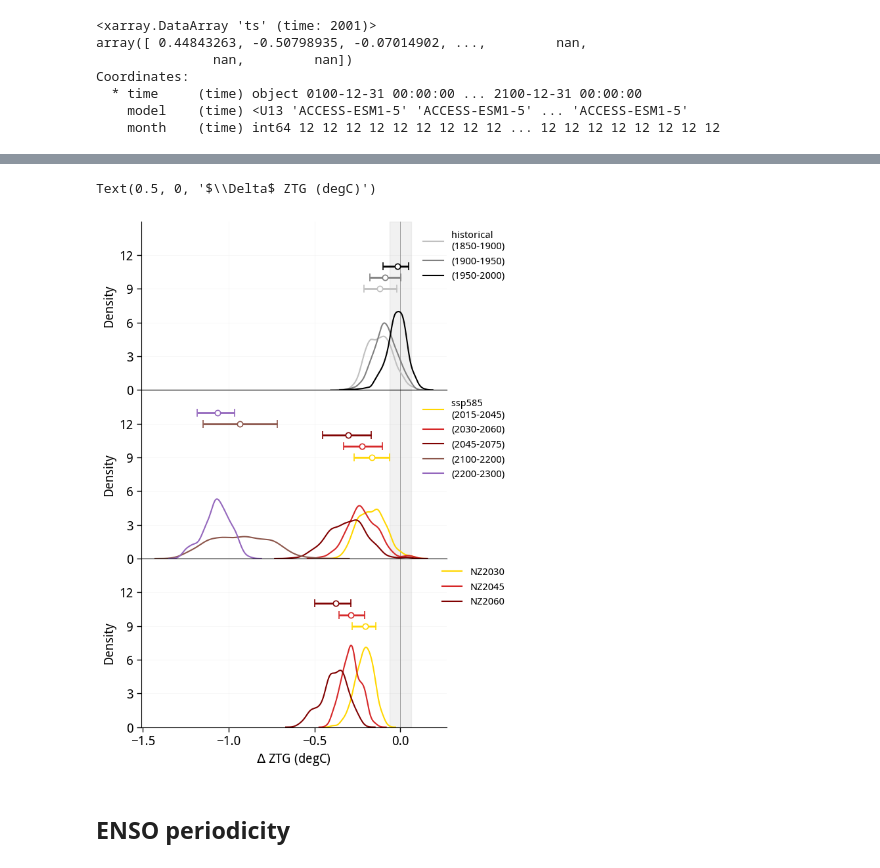
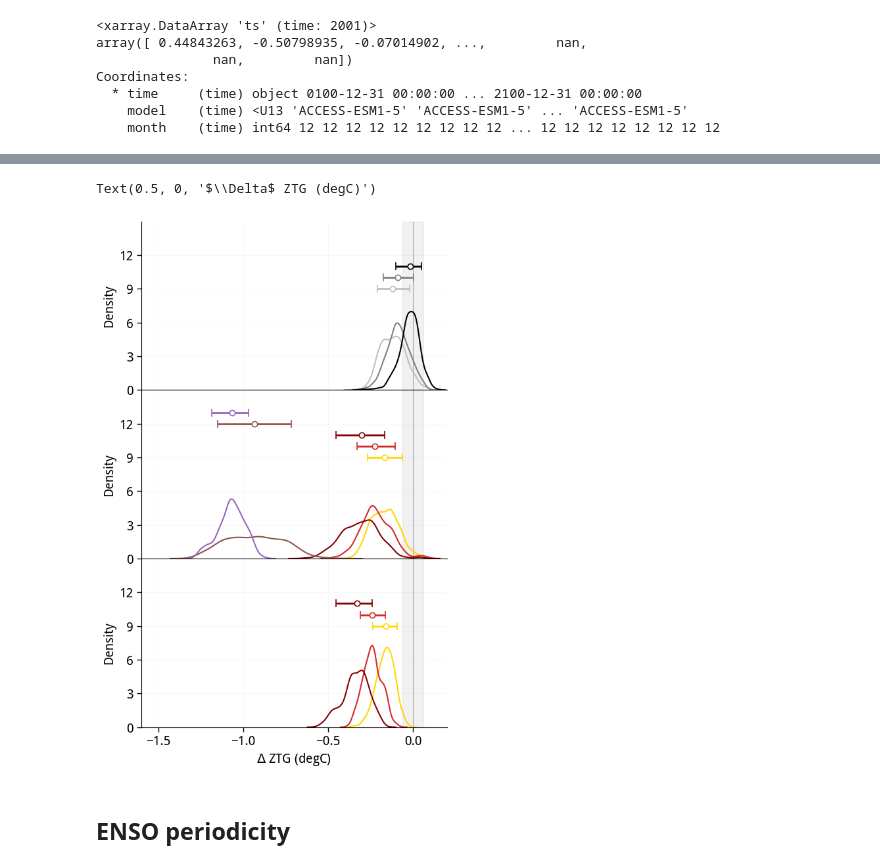
Before and after one commit to adisen99/net_zero_enso_pacific_changes, a Jupyter notebook: 03_access_nz_enso_characteristics.ipynb, the cells around one changed output, grey strips where cells are left out. Drawn from its saved outputs; the diff is of its cells as text; code cells hidden in the pictures.

```diff
--- a/03_access_nz_enso_characteristics.ipynb
+++ b/03_access_nz_enso_characteristics.ipynb
@@ -149,3 +151,5 @@ pr_trans = xr.open_dataset('/g/data/ob22/as8561/data/enso_trans_stable/sst_grad_
 # %%
-tauu_trans = xr.open_dataset('/g/data/ob22/as8561/data/enso_trans_stable/sst_grad_res/lens/ACCESS-ESM1-5_ssp5_tauu_original.nc', use_cftime=True).tauu
-tcda_trans = xr.open_dataset('/g/data/ob22/as8561/data/enso_trans_stable/sst_grad_res/lens/ACCESS-ESM1-5_ssp5_tcda_original.nc', use_cftime=True).tcda
+conc_ts_trans_orig = xr.open_dataset('/g/data/ob22/as8561/data/enso_trans_stable/sst_grad_res/lens_40_member/ACCESS-ESM1-5_ssp5_ts.nc', use_cftime=True).ts.load()
+conc_ts_trans = funcs.calc_anom(conc_ts_trans_orig, conc_ts_trans_orig.sel(time = slice('1960', '1990')).sel(model = 'ACCESS-ESM1-5_r10i1p1f1')).load()
+conc_pr_trans_orig = (xr.open_dataset('/g/data/ob22/as8561/data/enso_trans_stable/sst_grad_res/lens_40_member/ACCESS-ESM1-5_ssp5_pr.nc', use_cftime=True).pr.load())*86400*30
+conc_pr_trans = funcs.calc_anom(conc_pr_trans_orig, conc_pr_trans_orig.sel(time = slice('1960', '1990')).sel(model = 'ACCESS-ESM1-5_r10i1p1f')).load()
@@ -152,4 +177,6 @@ tcda_trans = xr.open_dataset('/g/data/ob22/as8561/data/enso_trans_stable/sst_gra
 # %%
-ts_stable = xr.open_dataset('/g/data/ob22/as8561/data/enso_trans_stable/sst_grad_res/access_stable.nc', use_cftime=True).ts
-pr_stable = xr.open_dataset('/g/data/ob22/as8561/data/enso_trans_stable/sst_grad_res/access_stable_pr.nc', use_cftime=True).pr*86400*30
+ts_stable_orig = xr.open_dataset('/g/data/ob22/as8561/data/enso_trans_stable/sst_grad_res/access_stable/access_stable_ts.nc', use_cftime=True).ts.load()
+ts_stable = funcs.calc_anom_annual(ts_stable_orig, ts_trans_orig.sel(time = slice('1960', '1990')).sel(model = 'ACCESS-ESM1-5_r10i1p1f')).load()
+pr_stable_orig = (xr.open_dataset('/g/data/ob22/as8561/data/enso_trans_stable/sst_grad_res/access_stable/access_stable_pr.nc', use_cftime=True).pr.load())*86400*30
+pr_stable = funcs.calc_anom_annual(pr_stable_orig, pr_trans_orig.sel(time = slice('1960', '1990')).sel(model = 'ACCESS-ESM1-5_r10i1p1f')).load()
 # %%
@@ -483,6 +620,9 @@ Text(0.5, 0, 'ENSO Magnitude (degC)')
 sst_grad_trans = ts_trans.sel(lat = slice(-5, 5), lon = slice(140, 170)).weighted(weights_model).mean(('lat', 'lon')) - ts_trans.sel(lat = slice(-5, 5), lon = slice(190, 270)).weighted(weights_model).mean(('lat', 'lon'))
 rolling_sst_grad_trans = (rolling_window_smoothing(sst_grad_trans, window_size=30)).isel(time = slice(15, -15))
 
+conc_sst_grad_trans = conc_ts_trans.sel(lat = slice(-5, 5), lon = slice(140, 170)).weighted(weights_model).mean(('lat', 'lon')) - conc_ts_trans.sel(lat = slice(-5, 5), lon = slice(190, 270)).weighted(weights_model).mean(('lat', 'lon'))
+conc_rolling_sst_grad_trans = (rolling_window_smoothing(conc_sst_grad_trans, window_size=30)).isel(time = slice(15, -15))
+
 sst_grad_stable = ts_stable.sel(lat = slice(-5, 5), lon = slice(140, 170)).weighted(weights_model).mean(('lat', 'lon')) - ts_stable.sel(lat = slice(-5, 5), lon = slice(190, 270)).weighted(weights_model).mean(('lat', 'lon'))
 rolling_sst_grad_stable = (rolling_window_smoothing(sst_grad_stable, window_size=30)).isel(time = slice(15, -15))
 # %%
@@ -530,74 +675,74 @@ axlist = axarr.flatten()
 ###
 axlist[0].axvline(rolling_sst_grad_pic.quantile(0.5, 'time'), color='tab:gray', lw=0.5)
 axlist[0].axvspan(rolling_sst_grad_pic.quantile(0.1, 'time'), rolling_sst_grad_pic.quantile(0.9, 'time'), color='tab:gray', alpha=0.1)
-sns.kdeplot(np.ravel(rolling_sst_grad_trans.sel(time = slice('1850', '1900'))), color='silver', ax=axlist[0], label='historical \n(1850-1900)')
-sns.kdeplot(np.ravel(rolling_sst_grad_trans.sel(time = slice('1900', '1950'))), color='gray', ax=axlist[0], label='(1900-1950)')
-sns.kdeplot(np.ravel(rolling_sst_grad_trans.sel(time = slice('1950', '2000'))), color='k', ax=axlist[0], label='(1950-2000)')
-# axlist[0].axvline(np.mean(np.ravel(rolling_sst_grad_trans.sel(time = slice('1850', '1900')))), color='k', lw=1.0)
-plot_dist_inset(axlist[0], rolling_sst_grad_trans.sel(time = slice('1850', '1900')), 9, color='silver', dim=(("time", "model")))
-plot_dist_inset(axlist[0], rolling_sst_grad_trans.sel(time = slice('1900', '1950')), 10, color='gray', dim=(("time", "model")))
-plot_dist_inset(axlist[0], rolling_sst_grad_trans.sel(time = slice('1950', '2000')), 11, color='k', dim=(("time", "model")))
+sns.kdeplot(np.ravel(conc_rolling_sst_grad_trans.sel(time = slice('1850', '1900'))), color='silver', ax=axlist[0], label='historical \n1850-1900')
+sns.kdeplot(np.ravel(conc_rolling_sst_grad_trans.sel(time = slice('1900', '1950'))), color='gray', ax=axlist[0], label='1900-1950')
+sns.kdeplot(np.ravel(conc_rolling_sst_grad_trans.sel(time = slice('1950', '2000'))), color='k', ax=axlist[0], label='1950-2000')
+# axlist[0].axvline(np.mean(np.ravel(conc_rolling_sst_grad_trans.sel(time = slice('1850', '1900')))), color='k', lw=1.0)
+plot_dist_inset(axlist[0], conc_rolling_sst_grad_trans.sel(time = slice('1850', '1900')), 9, color='silver', dim=(("time", "model")))
+plot_dist_inset(axlist[0], conc_rolling_sst_grad_trans.sel(time = slice('1900', '1950')), 10, color='gray', dim=(("time", "model")))
+plot_dist_inset(axlist[0], conc_rolling_sst_grad_trans.sel(time = slice('1950', '2000')), 11, color='k', dim=(("time", "model")))
 
 ###
 axlist[1].axvline(rolling_sst_grad_pic.quantile(0.5, 'time'), color='tab:gray', lw=0.5)
 axlist[1].axvspan(rolling_sst_grad_pic.quantile(0.1, 'time'), rolling_sst_grad_pic.quantile(0.9, 'time'), color='tab:gray', alpha=0.1)
 
-sns.kdeplot(np.ravel(rolling_sst_grad_trans.sel(time = slice('2015', '2045'))), color='gold', ax=axlist[1], label='ssp585 \n(2015-2045)')
-plot_dist_inset(axlist[1], rolling_sst_grad_trans.sel(time = slice('2015', '2045')), 9, color='gold', dim=(("time", "model")))
-# axlist[1].axvline(np.mean(np.ravel(rolling_sst_grad_trans.sel(time = slice('2015', '2045')))), color='gold', lw=1.0)
+sns.kdeplot(np.ravel(conc_rolling_sst_grad_trans.sel(time = slice('2015', '2045'))), color='gold', ax=axlist[1], label='ssp585 \n2015-2045')
+plot_dist_inset(axlist[1], conc_rolling_sst_grad_trans.sel(time = slice('2015', '2045')), 9, color='gold', dim=(("time", "model")))
+# axlist[1].axvline(np.mean(np.ravel(conc_rolling_sst_grad_trans.sel(time = slice('2015', '2045')))), color='gold', lw=1.0)
 
-sns.kdeplot(np.ravel(rolling_sst_grad_trans.sel(time = slice('2030', '2060'))), color='tab:red', ax=axlist[1], label='(2030-2060)')
-plot_dist_inset(axlist[1], rolling_sst_grad_trans.sel(time = slice('2030', '2060')), 10, color='tab:red', dim=(("time", "model")))
-# axlist[1].axvline(np.mean(np.ravel(rolling_sst_grad_trans.sel(time = slice('2030', '2060')))), color='tab:red', lw=1.0)
+sns.kdeplot(np.ravel(conc_rolling_sst_grad_trans.sel(time = slice('2030', '2060'))), color='tab:red', ax=axlist[1], label='2030-2060')
+plot_dist_inset(axlist[1], conc_rolling_sst_grad_trans.sel(time = slice('2030', '2060')), 10, color='tab:red', dim=(("time", "model")))
+# axlist[1].axvline(np.mean(np.ravel(conc_rolling_sst_grad_trans.sel(time = slice('2030', '2060')))), color='tab:red', lw=1.0)
 
-sns.kdeplot(np.ravel(rolling_sst_grad_trans.sel(time = slice('2045', '2075'))), color='maroon', ax=axlist[1], label='(2045-2075)')
-plot_dist_inset(axlist[1], rolling_sst_grad_trans.sel(time = slice('2045', '2075')), 11.0, color='maroon', dim=(("time", "model")))
-# axlist[1].axvline(np.mean(np.ravel(rolling_sst_grad_trans.sel(time = slice('2045', '2075')))), color='maroon', lw=1.0)
+sns.kdeplot(np.ravel(conc_rolling_sst_grad_trans.sel(time = slice('2045', '2075'))), color='maroon', ax=axlist[1], label='2045-2075')
+plot_dist_inset(axlist[1], conc_rolling_sst_grad_trans.sel(time = slice('2045', '2075')), 11.0, color='maroon', dim=(("time", "model")))
+# axlist[1].axvline(np.mean(np.ravel(conc_rolling_sst_grad_trans.sel(time = slice('2045', '2075')))), color='maroon', lw=1.0)
 
-sns.kdeplot(np.ravel(rolling_sst_grad_trans.sel(time = slice('2100', '2200'))), color='tab:brown', ax=axlist[1], label='(2100-2200)')
-plot_dist_inset(axlist[1], rolling_sst_grad_trans.sel(time = slice('2100', '2200')), 12, color='tab:brown', dim=(("time", "model")))
-# axlist[1].axvline(np.nanmean(np.ravel(rolling_sst_grad_trans.sel(time = slice('2100', '2200')))), color='tab:brown', lw=1.0)
+sns.kdeplot(np.ravel(conc_rolling_sst_grad_trans.sel(time = slice('2100', '2200'))), color='tab:brown', ax=axlist[1], label='2100-2200')
+plot_dist_inset(axlist[1], conc_rolling_sst_grad_trans.sel(time = slice('2100', '2200')), 12, color='tab:brown', dim=(("time", "model")))
+# axlist[1].axvline(np.nanmean(np.ravel(conc_rolling_sst_grad_trans.sel(time = slice('2100', '2200')))), color='tab:brown', lw=1.0)
 
-sns.kdeplot(np.ravel(rolling_sst_grad_trans.sel(time = slice('2200', '2300'))), color='tab:purple', ax=axlist[1], label='(2200-2300)')
-plot_dist_inset(axlist[1], rolling_sst_grad_trans.sel(time = slice('2200', '2300')), 13, color='tab:purple', dim=(("time", "model")))
-# axlist[1].axvline(np.nanmean(np.ravel(rolling_sst_grad_trans.sel(time = slice('2200', '2300')))), color='tab:purple', lw=1.0)
+sns.kdeplot(np.ravel(conc_rolling_sst_grad_trans.sel(time = slice('2200', '2300'))), color='tab:purple', ax=axlist[1], label='2200-2300')
+plot_dist_inset(axlist[1], conc_rolling_sst_grad_trans.sel(time = slice('2200', '2300')), 13, color='tab:purple', dim=(("time", "model")))
+# axlist[1].axvline(np.nanmean(np.ravel(conc_rolling_sst_grad_trans.sel(time = slice('2200', '2300')))), color='tab:purple', lw=1.0)
 
 ###
 axlist[2].axvline(rolling_sst_grad_pic.quantile(0.5, 'time'), color='tab:gray', lw=0.5)
 axlist[2].axvspan(rolling_sst_grad_pic.quantile(0.1, 'time'), rolling_sst_grad_pic.quantile(0.9, 'time'), color='tab:gray', alpha=0.1)
-sns.kdeplot(rolling_sst_grad_stable.sel(model='B2030'), color='gold', ax=axlist[2], label='NZ2030')
-plot_dist_inset(axlist[2], rolling_sst_grad_stable.sel(model = 'B2030'), 9.0, color='gold', dim=(("time")))
+sns.kdeplot(rolling_sst_grad_stable.sel(model='2030'), color='gold', ax=axlist[2], label='NZ2030')
+plot_dist_inset(axlist[2], rolling_sst_grad_stable.sel(model = '2030'), 9.0, color='gold', dim=(("time")))
 # axlist[2].axvline(rolling_sst_grad_stable.sel(model = 'B2030').mean('time'), color='gold', lw=1.0)
 
-sns.kdeplot(rolling_sst_grad_stable.sel(model='B2045'), color='tab:red', ax=axlist[2], label='NZ2045')
-plot_dist_inset(axlist[2], rolling_sst_grad_stable.sel(model = 'B2045'), 10, color='tab:red', dim=(("time")))
+sns.kdeplot(rolling_sst_grad_stable.sel(model='2045'), color='tab:red', ax=axlist[2], label='NZ2045')
+plot_dist_inset(axlist[2], rolling_sst_grad_stable.sel(model = '2045'), 10, color='tab:red', dim=(("time")))
 # axlist[2].axvline(rolling_sst_grad_stable.sel(model = 'B2045').mean('time'), color='tab:red', lw=1.0)
 
-sns.kdeplot(rolling_sst_grad_stable.sel(model='B2060'), color='maroon', ax=axlist[2], label='NZ2060')
-plot_dist_inset(axlist[2], rolling_sst_grad_stable.sel(model = 'B2060'), 11, color='maroon', dim=(("time")))
+sns.kdeplot(rolling_sst_grad_stable.sel(model='2060'), color='maroon', ax=axlist[2], label='NZ2060')
+plot_dist_inset(axlist[2], rolling_sst_grad_stable.sel(model = '2060'), 11, color='maroon', dim=(("time")))
 # axlist[2].axvline(rolling_sst_grad_stable.sel(model = 'B2060').mean('time'), color='maroon', lw=1.0)
 
 for ax in np.ravel(axlist):
 #     # axlist[j].
 #     pass
-    ax.legend(frameon=False, fontsize=11, loc='upper right', bbox_to_anchor=(1.22, 1))
+    # ax.legend(frameon=False, fontsize=11, loc='upper right', bbox_to_anchor=(1.22, 1))
     ax.grid(color='gray', lw=0.4, alpha=0.1)
     # ax.spines['top'].set_visible(False)
     ax.spines['right'].set_visible(False)
 
 # sns.despine(trim=True, bottom=False)
 # sns.despine()
 # plt.xticks([])
 plt.ylim(0, 15)
-# plt.ylim(0, 0.9)
+plt.xlim(-1.6, 0.2)
 plt.gca().set_yticks(np.arange(0, 15, 3))
 plt.subplots_adjust(wspace=0.0, hspace=0.0)
 axlist[0].spines['top'].set_visible(False)
 # plt.minorticks_on()
 plt.xlabel('$\Delta$ ZTG (degC)')
 # %% [output]
 Text(0.5, 0, '$\\Delta$ ZTG (degC)')
-[figure, old version]
+[figure, new version]
 # %% [markdown]
 ## ENSO periodicity
 # %%
```
Also changed, not shown: parts of 20 cells of this notebook, 5 other files.
